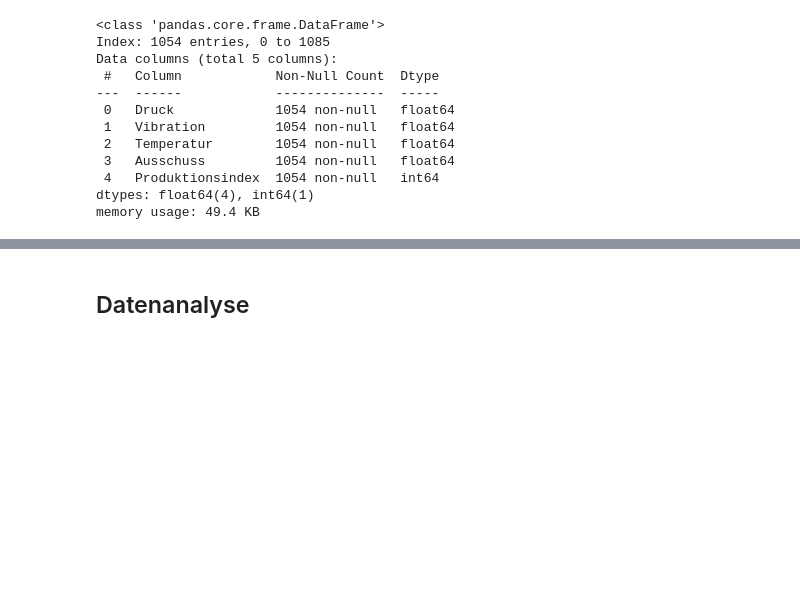
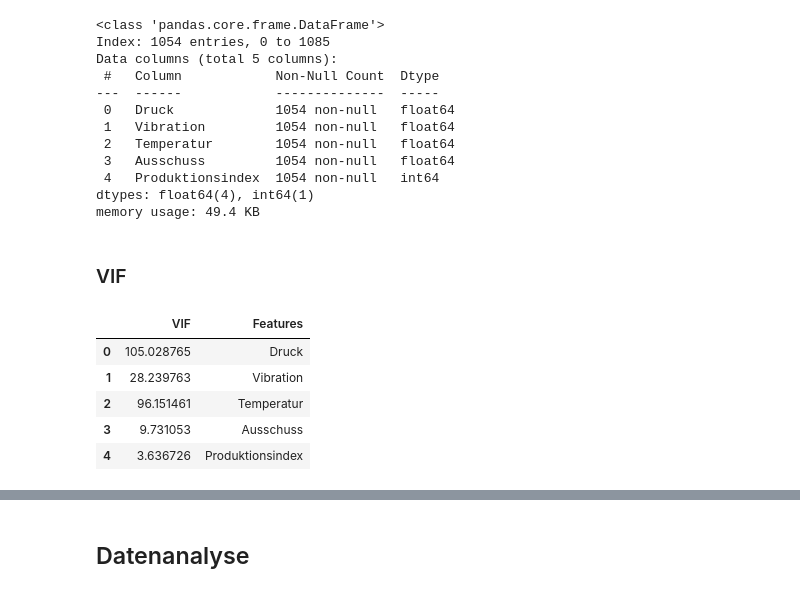
Before and after one commit to Flitschi7/big-data-management, a Jupyter notebook: notebook/Data-Prep-Wartung.ipynb, the cells around one changed output, grey strips where cells are left out. Drawn from its saved outputs; the diff is of its cells as text; code cells hidden in the pictures; blank space fills up the shorter version.

```diff
--- a/notebook/Data-Prep-Wartung.ipynb
+++ b/notebook/Data-Prep-Wartung.ipynb
@@ -348,3 +348,20 @@ Data columns (total 5 columns):
  4   Produktionsindex  1054 non-null   int64
 dtypes: float64(4), int64(1)
 memory usage: 49.4 KB
+# %% [markdown]
+### VIF
+# %%
+from statsmodels.stats.outliers_influence import variance_inflation_factor
+
+variables = d3[['Druck', 'Vibration', 'Temperatur', 'Ausschuss', 'Produktionsindex']]
+vif = pd.DataFrame()
+vif["VIF"] = [variance_inflation_factor(variables.values, i) for i in range(variables.shape[1])]
+vif["Features"] = variables.columns
+vif
+# %% [output]
+|  | VIF | Features |
+| 0 | 105.028765 | Druck |
+| 1 | 28.239763 | Vibration |
+| 2 | 96.151461 | Temperatur |
+| 3 | 9.731053 | Ausschuss |
+| 4 | 3.636726 | Produktionsindex |
```
Also changed, not shown: parts of 5 cells of this notebook.
